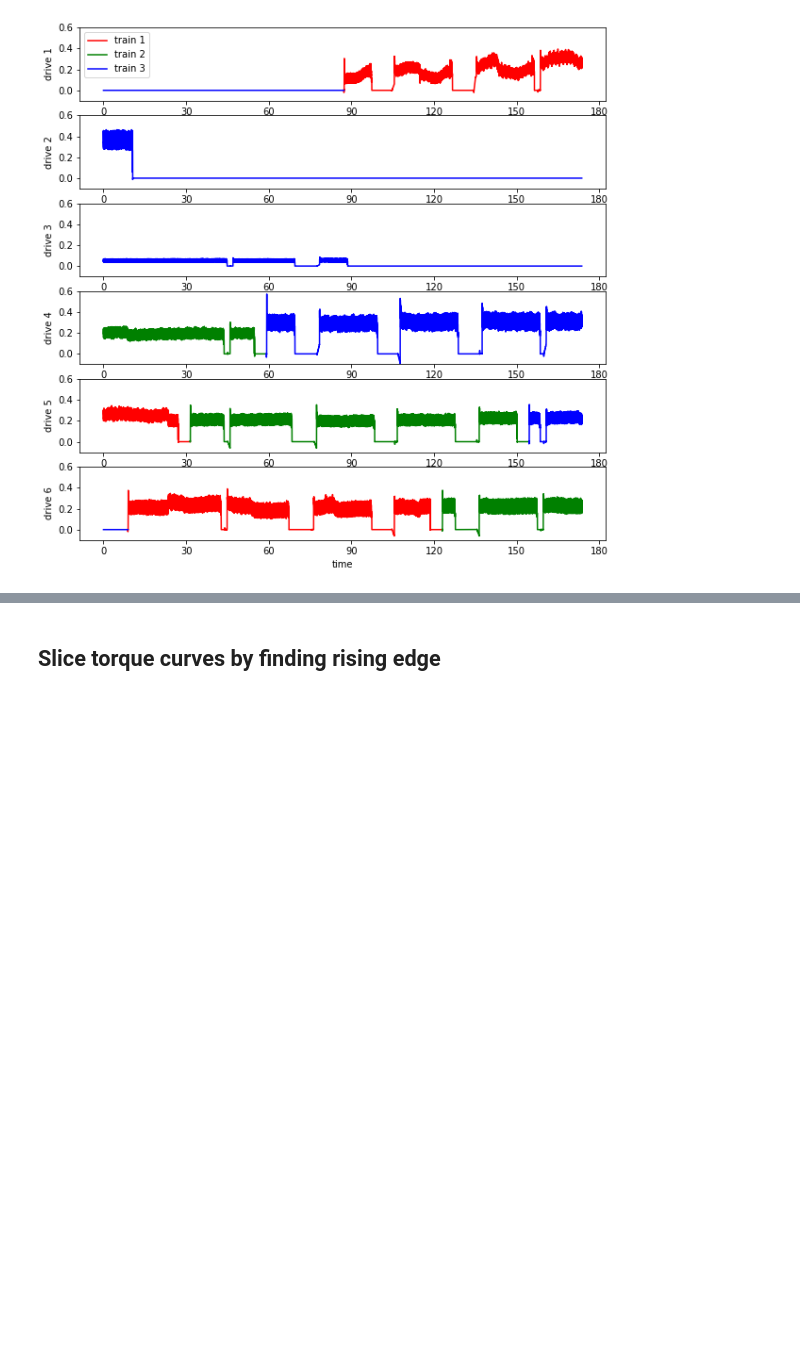
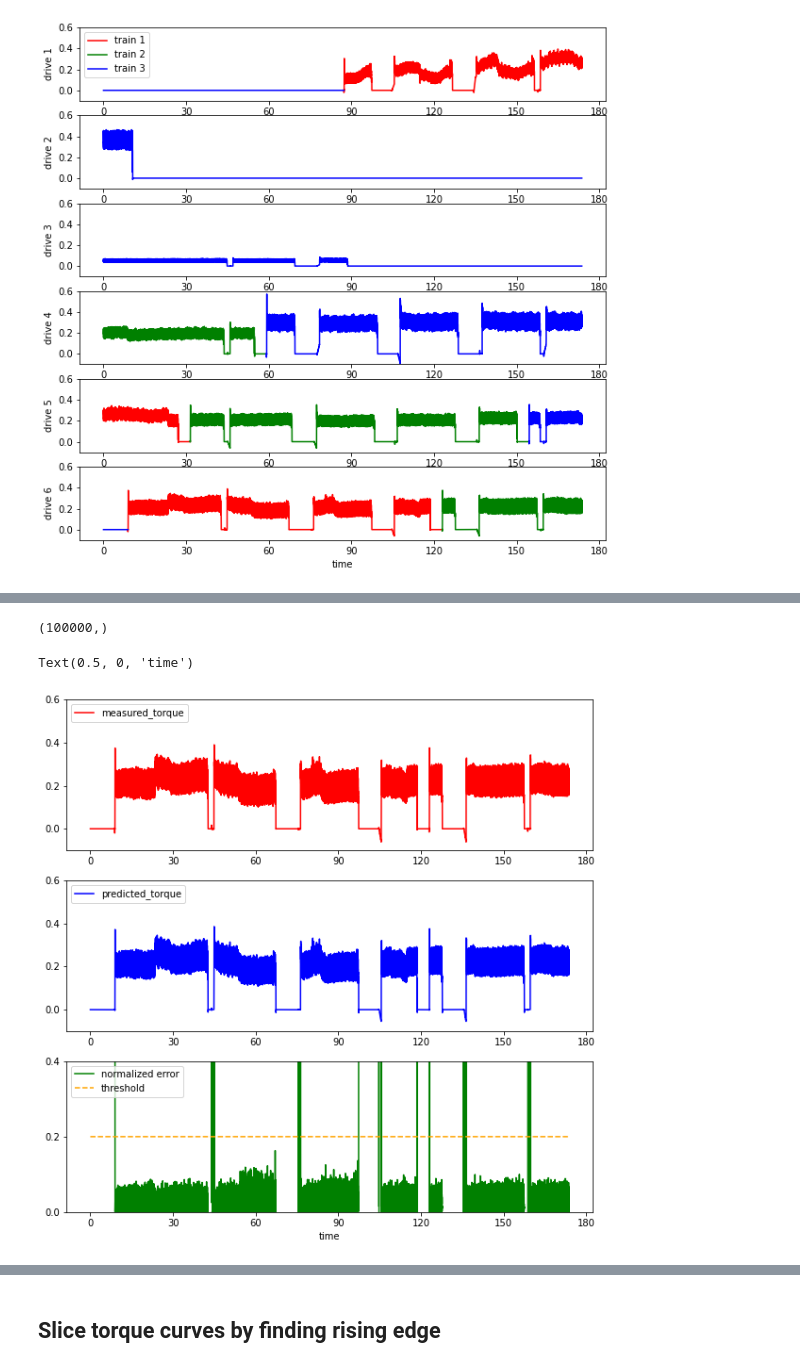
Before and after one commit to peeraponw/quick_move, a Jupyter notebook: merge.ipynb, the cells around one changed output, grey strips where cells are left out. Drawn from its saved outputs; the diff is of its cells as text; code cells hidden in the pictures; blank space fills up the shorter version.

```diff
--- a/merge.ipynb
+++ b/merge.ipynb
@@ -529,0 +651,34 @@ Text(0.5, 0, 'time')
+# %%
+# test with whole curve
+test = trailling_feature(d6, window).values.reshape(-1, window+1, 1)
+pred = model.predict(test).reshape(-1, window+1)[:, 0]
+pred.shape
+# %% [output]
+(100000,)
+# %%
+# plot with normal data
+threshold = 0.2
+plt.subplots(3,1,figsize=(10,10))
+
+plt.subplot(3,1,1)
+plt.plot(d6['time'], d6['tor'], 'r-', label='measured_torque')
+torque_plot_settings()
+plt.legend(loc='upper left')
+
+plt.subplot(3,1,2)
+plt.plot(d6['time'], pred, 'b-', label='predicted_torque')
+torque_plot_settings()
+plt.legend(loc='upper left')
+
+plt.subplot(3,1,3)
+err = abs(d6['tor'] - pred)/d6['tor']
+plt.plot(d6['time'], err, 'g-', label='normalized error')
+plt.plot(d6['time'], np.ones(d6['time'].shape)*threshold, '--', color='orange', label='threshold')
+
+torque_plot_settings()
+plt.legend(loc='upper left')
+plt.ylim([0, 0.4])
+plt.xlabel('time')
+# %% [output]
+Text(0.5, 0, 'time')
+[figure, added]
```
Also changed, not shown: parts of 17 cells of this notebook.
